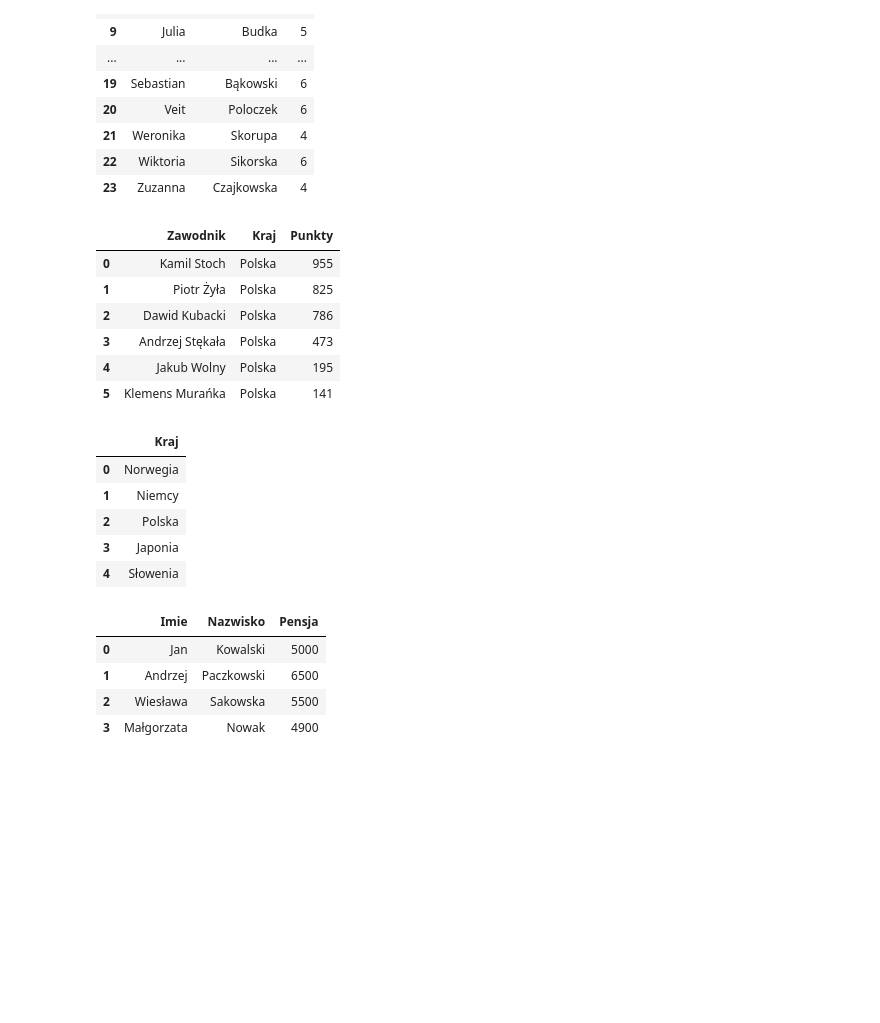
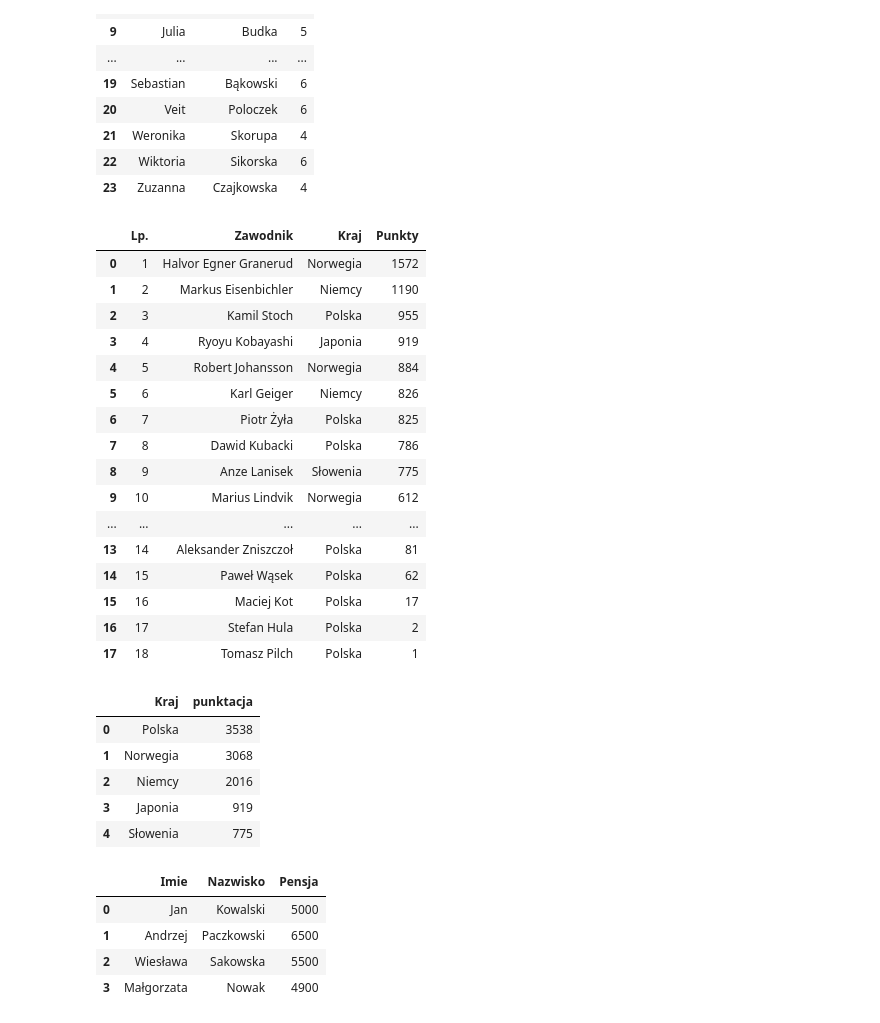
Before and after one commit to Lalsep/SQL-light, a Jupyter notebook: sql.ipynb, the cells around one changed output. Saved outputs shown, nothing was run; the diff lists cells and outputs as text; code cells hidden in the pictures; blank space fills up the shorter version.

```diff
--- a/sql.ipynb
+++ b/sql.ipynb
@@ -78,29 +70,39 @@ db.to_sql('plywanie', con, if_exists = 'replace')
 con.close()
 # %%
 con = sqlite3.connect('data/wyniki.db')
-dd = pd.read_sql_query("SELECT Zawodnik, Kraj, Punkty from narciarstwo WHERE Kraj == 'Polska' AND Punkty > 100" , con)
+dd = pd.read_sql_query("SELECT * from narciarstwo", con)
 con.close()
 dd
 # %% [output]
-|  | Zawodnik | Kraj | Punkty |
-| 0 | Kamil Stoch | Polska | 955 |
-| 1 | Piotr Żyła | Polska | 825 |
-| 2 | Dawid Kubacki | Polska | 786 |
-| 3 | Andrzej Stękała | Polska | 473 |
-| 4 | Jakub Wolny | Polska | 195 |
-| 5 | Klemens Murańka | Polska | 141 |
+|  | Lp. | Zawodnik | Kraj | Punkty |
+| 0 | 1 | Halvor Egner Granerud | Norwegia | 1572 |
+| 1 | 2 | Markus Eisenbichler | Niemcy | 1190 |
+| 2 | 3 | Kamil Stoch | Polska | 955 |
+| 3 | 4 | Ryoyu Kobayashi | Japonia | 919 |
+| 4 | 5 | Robert Johansson | Norwegia | 884 |
+| 5 | 6 | Karl Geiger | Niemcy | 826 |
+| 6 | 7 | Piotr Żyła | Polska | 825 |
+| 7 | 8 | Dawid Kubacki | Polska | 786 |
+| 8 | 9 | Anze Lanisek | Słowenia | 775 |
+| 9 | 10 | Marius Lindvik | Norwegia | 612 |
+| ... | ... | ... | ... | ... |
+| 13 | 14 | Aleksander Zniszczoł | Polska | 81 |
+| 14 | 15 | Paweł Wąsek | Polska | 62 |
+| 15 | 16 | Maciej Kot | Polska | 17 |
+| 16 | 17 | Stefan Hula | Polska | 2 |
+| 17 | 18 | Tomasz Pilch | Polska | 1 |
 # %%
 con = sqlite3.connect('data/wyniki.db')
-dc = pd.read_sql_query("SELECT DISTINCT Kraj from narciarstwo", con)
+dc = pd.read_sql_query("SELECT Kraj, sum(Punkty) as punktacja from narciarstwo group by Kraj order by punktacja desc", con)
 con.close()
 dc
 # %% [output]
-|  | Kraj |
-| 0 | Norwegia |
-| 1 | Niemcy |
-| 2 | Polska |
-| 3 | Japonia |
-| 4 | Słowenia |
+|  | Kraj | punktacja |
+| 0 | Polska | 3538 |
+| 1 | Norwegia | 3068 |
+| 2 | Niemcy | 2016 |
+| 3 | Japonia | 919 |
+| 4 | Słowenia | 775 |
 # %%
 con = sqlite3.connect('data/wyniki.db')
 cur = con.cursor()
```
Also changed, not shown: parts of 4 cells of this notebook, 2 other files.
